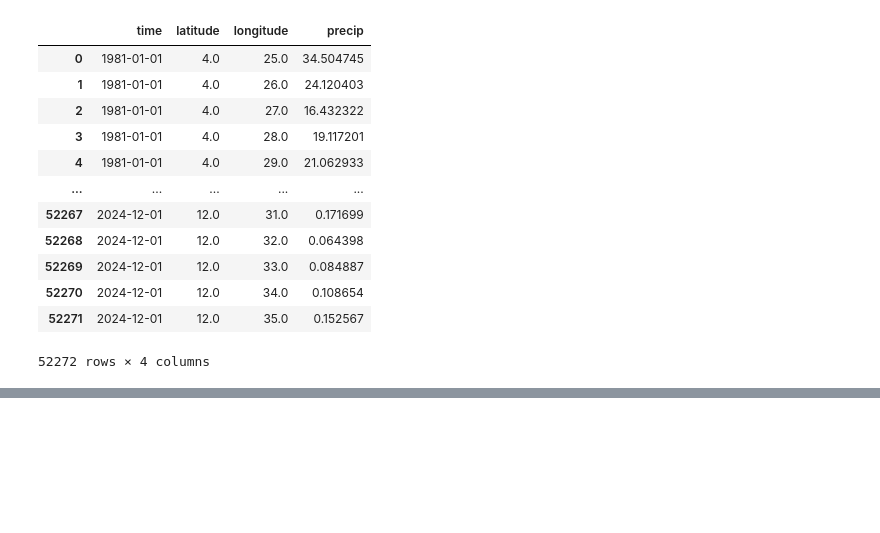
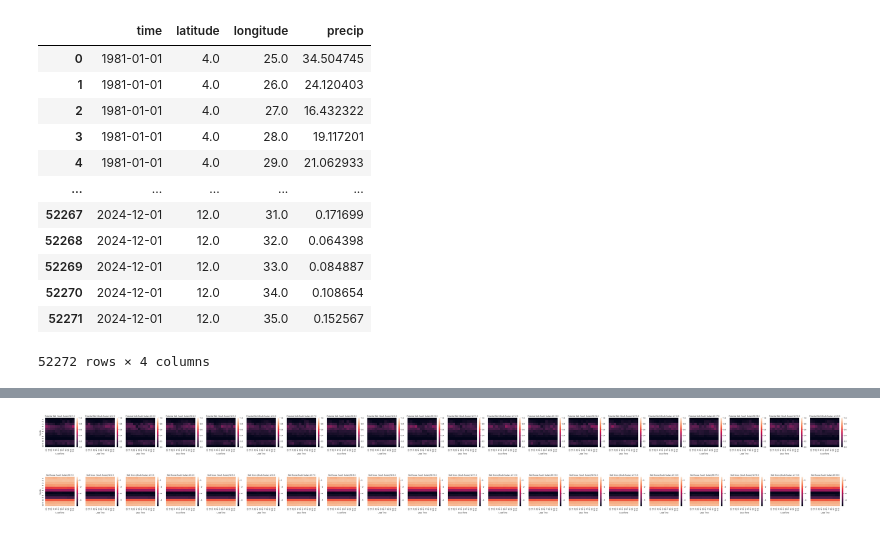
Before and after one commit to yatli24/CHC, a Jupyter notebook: Jupyter notebooks/south_sudan_CanESM5.ipynb, the cells around one changed output, grey strips where cells are left out. Saved outputs shown, nothing was run; the diff lists cells and outputs as text; code cells hidden in the pictures; blank space fills up the shorter version.

```diff
--- a/Jupyter notebooks/south_sudan_CanESM5.ipynb
+++ b/Jupyter notebooks/south_sudan_CanESM5.ipynb
@@ -85,0 +135,7 @@ plt.show()
+# %%
+# Drop date of prediction, latitude, longitude
+south_sudan_merged_df = south_sudan_merged_df.drop(columns=['date of prediction', 'latitude', 'longitude'])
+# make a new column month that extracts month from realization time
+south_sudan_merged_df['month'] = south_sudan_merged_df['realization_time'].dt.month
+
+south_sudan_merged_df
@@ -85,0 +156,17 @@ plt.show()
+# %%
+# Make calculations on the merged dataframe for plotting
+corr_clean = south_sudan_merged_df.drop(['realization_time', 'time'], axis = 1).groupby(['month', 'lead time', 'M']).corr(method='pearson').drop('precip', axis = 1).droplevel(level=3).reset_index()
+corr_clean_1 = corr_clean.drop(corr_clean.index[::2])
+
+stat = (south_sudan_merged_df.drop(['realization_time', 'time'], axis = 1)
+        .groupby(['month', 'lead time', 'M']).agg(['mean', 'std']).reset_index())
+stat.columns = stat.columns.droplevel()
+stat.columns = ['month', 'lead time', 'M', 'pred mean', 'pred std', 'actual mean', 'actual std']
+stat_clean = stat.merge(corr_clean_1.reset_index(), on = ['month', 'lead time', 'M'], how = 'left').drop("index", axis = 1)
+stat_clean.columns = ['month', 'lead time', 'M', 'pred mean', 'pred std', 'actual mean', 'actual std', 'corr']
+stat_clean['conditional bias'] = stat_clean.apply(lambda x: np.power(x['corr'] - x['pred std']/x['actual std'],2), axis = 1)
+stat_clean['unconditional bias'] = stat_clean.apply(lambda x: np.power((x['pred mean'] - x['actual mean'])/x['actual std'],2), axis = 1)
+stat_clean['potential skill'] = stat_clean.apply(lambda x: np.power(x['corr'],2), axis = 1)
+stat_clean = stat_clean.drop(['corr','pred mean', 'pred std', 'actual mean', 'actual std'], axis = 1)
+stat_clean['skill score'] = stat_clean.apply(lambda x: x['potential skill'] - x['conditional bias'] - x['unconditional bias'], axis = 1)
+stat_clean
@@ -85,0 +187,42 @@ plt.show()
+# %%
+def draw_heatmap(*args, **kwargs):
+    data = kwargs.pop('data')
+    d = data.pivot(index=args[1], columns=args[0], values=args[2])
+    sns.heatmap(d, **kwargs, vmin=0, vmax=1, cmap='rocket')
+
+fg = sns.FacetGrid(stat_clean, col='M')
+fg.map_dataframe(draw_heatmap, 'lead time', 'month', 'potential skill', square = True)
+# get figure background color
+facecolor = plt.gcf().get_facecolor()
+for ax in fg.axes.flat:
+    # set aspect of all axis
+    ax.set_aspect('equal')
+    ax.invert_yaxis()
+fg.set_titles('Potential Skill (South Sudan) M={col_name}')
+fg.set_ylabels("Month")
+fg.set_xlabels("Lead Time")
+plt.show()
+fg.savefig('figures/CanESM5_potential_skill.png')
+# %% [output]
+[figure, added]
+# %%
+def draw_heatmap(*args, **kwargs):
+    data = kwargs.pop('data')
+    d = data.pivot(index=args[1], columns=args[0], values=args[2])
+    sns.heatmap(d, **kwargs, vmax=1, cmap='rocket')
+
+fg = sns.FacetGrid(stat_clean, col='M')
+fg.map_dataframe(draw_heatmap, 'lead time', 'month', 'skill score', square=True)
+# get figure background color
+facecolor = plt.gcf().get_facecolor()
+for ax in fg.axes.flat:
+    # set aspect of all axis
+    ax.set_aspect('equal')
+    ax.invert_yaxis()
+fg.set_titles('Skill Score (South Sudan) M={col_name}')
+fg.set_ylabels("Month")
+fg.set_xlabels("Lead Time")
+plt.show()
+fg.savefig('figures/CanESM5_skill_score.png')
+# %% [output]
+[figure, added]
```
Also changed, not shown: parts of 14 cells of this notebook, 4 other files.
